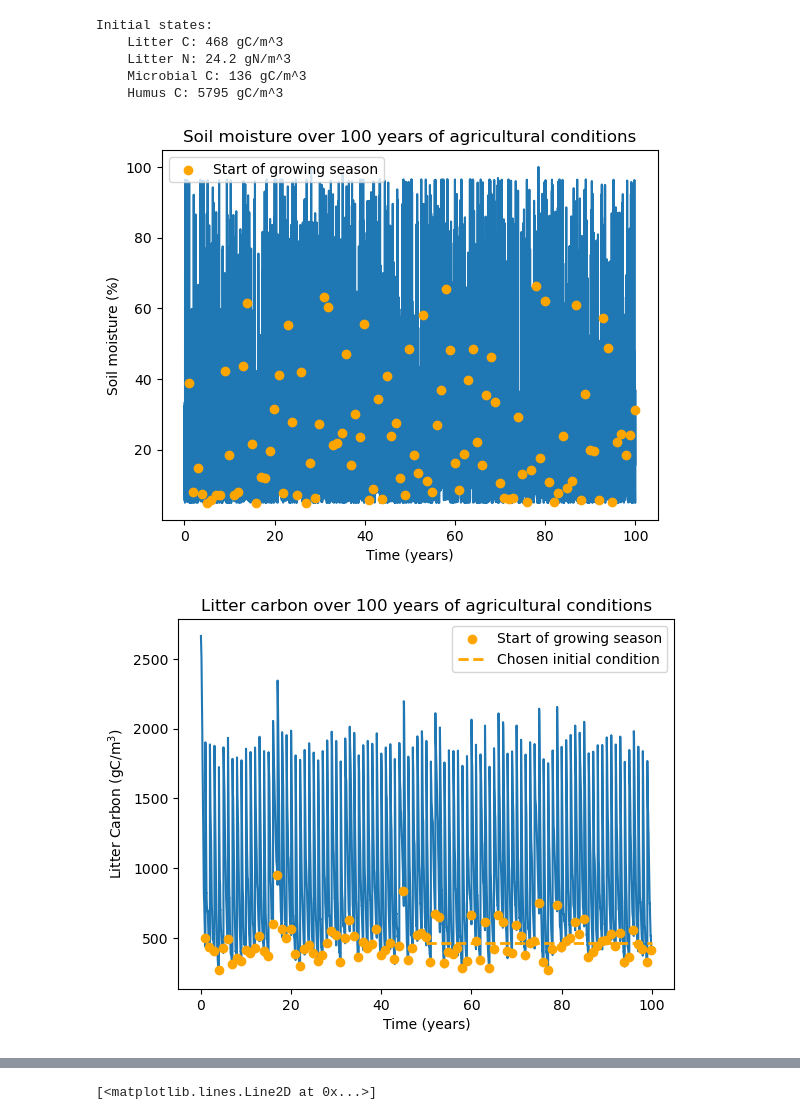
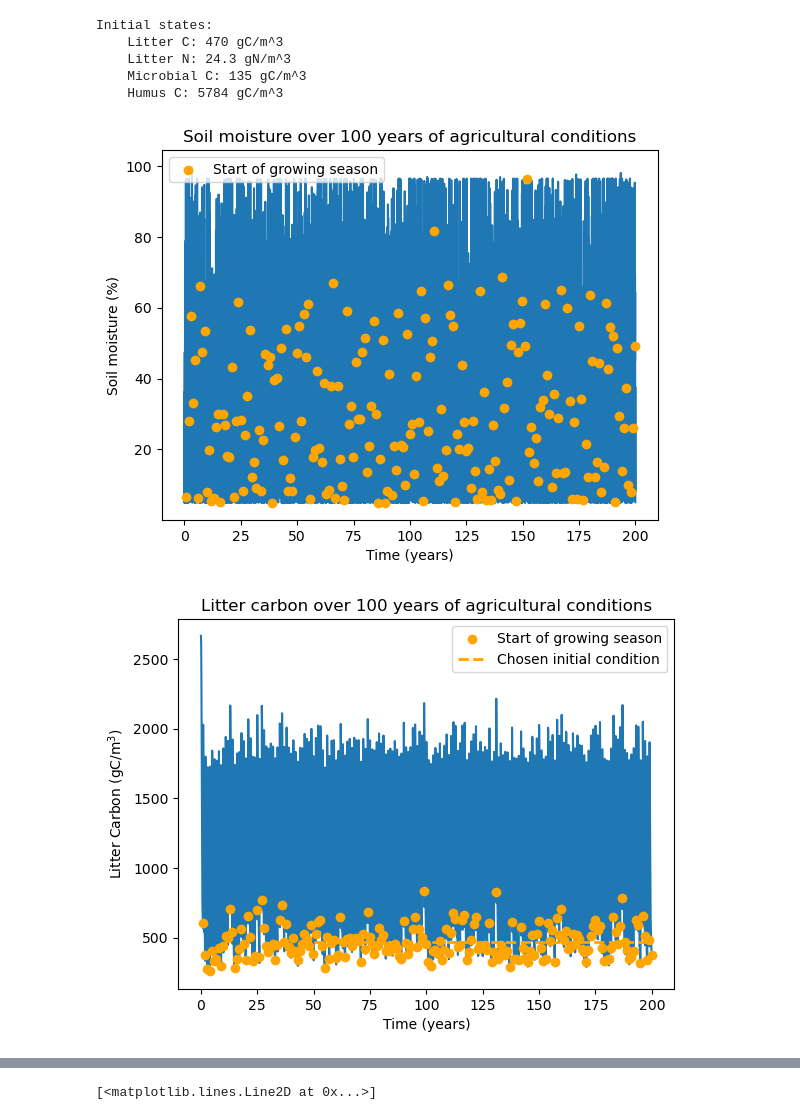
Before and after one commit to ryegleason/Optimal-Crop-Control, a Jupyter notebook: PorporatoCharacterization.ipynb, the cells around one changed output, grey strips where cells are left out. Saved outputs shown, nothing was run; the diff lists cells and outputs as text; code cells hidden in the pictures.

```diff
--- a/PorporatoCharacterization.ipynb
+++ b/PorporatoCharacterization.ipynb
@@ -9,5 +10,5 @@ from forward_models import FIELD_CAPACITY, SOIL_DEPTH_MM, generate_rain, hydrolo
 # %%
-N_YEARS = 100
+N_YEARS = 200
 TRANSIENT_PERIOD_DAYS = 365 * N_YEARS
 GROWING_SEASON_DAYS = 36
 YEARLY_RESIDUE_N_G_PER_M2 = 8.0 # ~9 according to Bender 2013, and 7.5 according to Plénet 1999
@@ -35,7 +36,7 @@ plt.figure()
 plt.plot(x, litter_carbon_gC_per_m3)
 planting_litter_carbon = litter_carbon_gC_per_m3[365-GROWING_SEASON_DAYS::365]
 plt.scatter(planting_days, planting_litter_carbon, color="orange", zorder=100, label="Start of growing season")
-plt.hlines(planting_litter_carbon[50:].mean(), 50, 100, color="orange", linestyles="dashed", linewidth=2.0, label="Chosen initial condition")
+plt.hlines(planting_litter_carbon[50:].mean(), 50, N_YEARS, color="orange", linestyles="dashed", linewidth=2.0, label="Chosen initial condition")
 plt.legend()
 plt.xlabel("Time (years)")
 plt.ylabel("Litter Carbon (gC/m$^3$)")
@@ -45,42 +46,42 @@ plt.figure()
 plt.plot(x, litter_nitrogen_gN_per_m3)
 planting_litter_N = litter_nitrogen_gN_per_m3[365-GROWING_SEASON_DAYS::365]
 plt.scatter(planting_days, planting_litter_N, color="orange", zorder=100, label="Start of growing season")
-plt.hlines(planting_litter_N[50:].mean(), 50, 100, color="orange", linestyles="dashed", linewidth=2.0, label="Chosen initial condition")
+plt.hlines(planting_litter_N[50:].mean(), 50, N_YEARS, color="orange", linestyles="dashed", linewidth=2.0, label="Chosen initial condition")
 plt.legend()
 plt.xlabel("Time (years)")
 plt.ylabel("Litter Nitrogen (gN/m$^3$)")
 plt.title("Litter nitrogen over 100 years of agricultural conditions")
 
 plt.figure()
 plt.plot(x, microbial_carbon_gC_per_m3)
 planting_microbial_C = microbial_carbon_gC_per_m3[365-GROWING_SEASON_DAYS::365]
 plt.scatter(planting_days, planting_microbial_C, color="orange", zorder=100, label="Start of growing season")
-plt.hlines(planting_microbial_C[50:].mean(), 50, 100, color="orange", linestyles="dashed", linewidth=2.0, label="Chosen initial condition")
+plt.hlines(planting_microbial_C[50:].mean(), 50, N_YEARS, color="orange", linestyles="dashed", linewidth=2.0, label="Chosen initial condition")
 plt.legend()
 plt.xlabel("Time (years)")
 plt.ylabel("Microbial Carbon (gC/m$^3$)")
 plt.title("Microbial carbon over 100 years of agricultural conditions")
 
 plt.figure()
 plt.plot(x, humus_carbon_gC_per_m3)
 planting_humus_C = humus_carbon_gC_per_m3[365-GROWING_SEASON_DAYS::365]
 plt.scatter(planting_days, planting_humus_C, color="orange", zorder=100, label="Start of growing season")
-plt.hlines(planting_humus_C[50:].mean(), 50, 100, color="orange", linestyles="dashed", linewidth=2.0, label="Chosen initial condition")
+plt.hlines(planting_humus_C[50:].mean(), 50, N_YEARS, color="orange", linestyles="dashed", linewidth=2.0, label="Chosen initial condition")
 plt.legend()
 plt.xlabel("Time (years)")
 plt.ylabel("Humus Carbon (gC/m$^3$)")
 plt.title("Humus carbon over 100 years of agricultural conditions")
 print(f"""Initial states:
     Litter C: {planting_litter_carbon[50:].mean():.0f} gC/m^3
     Litter N: {planting_litter_N[50:].mean():.1f} gN/m^3
     Microbial C: {planting_microbial_C[50:].mean():.0f} gC/m^3
     Humus C: {planting_humus_C[50:].mean():.0f} gC/m^3
     """)
 # %% [output]
 Initial states:
-    Litter C: 468 gC/m^3
-    Litter N: 24.2 gN/m^3
-    Microbial C: 136 gC/m^3
-    Humus C: 5795 gC/m^3
+    Litter C: 470 gC/m^3
+    Litter N: 24.3 gN/m^3
+    Microbial C: 135 gC/m^3
+    Humus C: 5784 gC/m^3
-[figure, old version]
+[figure, new version]
-[figure, old version]
+[figure, new version]
```
Also changed, not shown: parts of 18 cells of this notebook, 10 other files.
